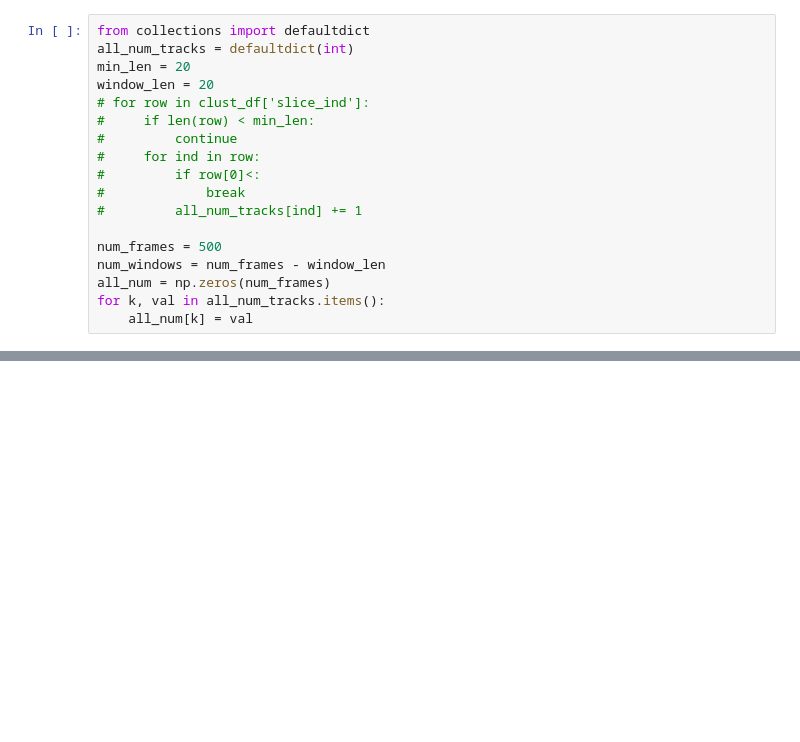
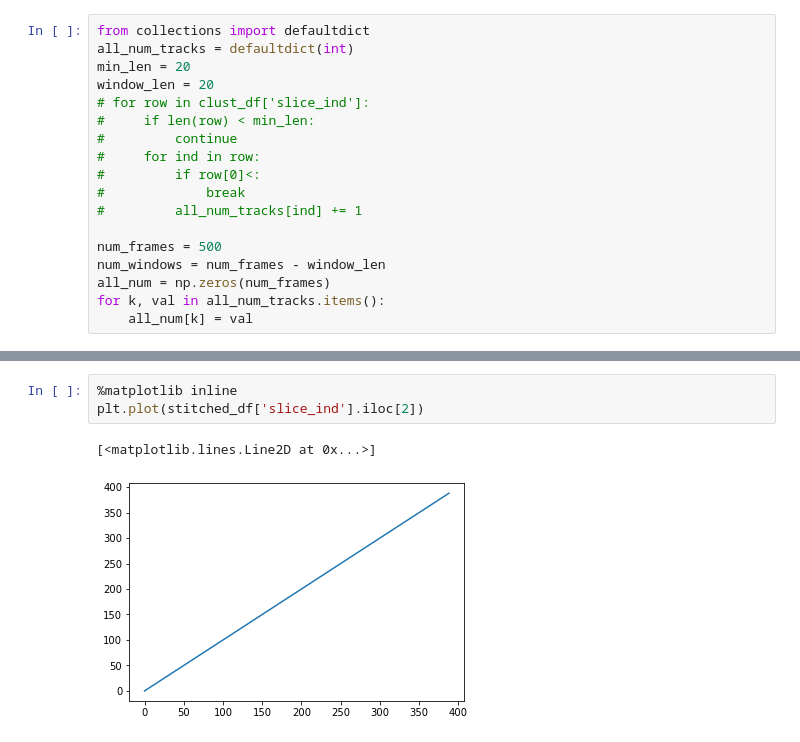
Before and after one commit to ch9nuk9/wbfm, a Jupyter notebook: example-feature-workflow/feature_alignment/Keypoint_stitching_pipeline.ipynb, the cells around one changed output, grey strips where cells are left out. Cells and saved outputs as stored; diff of their text form; blank space fills up the shorter version.

```diff
--- a/example-feature-workflow/feature_alignment/Keypoint_stitching_pipeline.ipynb
+++ b/example-feature-workflow/feature_alignment/Keypoint_stitching_pipeline.ipynb
@@ -143,0 +307,6 @@ for k, val in all_num_tracks.items():
+# %%
+%matplotlib inline
+plt.plot(stitched_df['slice_ind'].iloc[2])
+# %% [output]
+[<matplotlib.lines.Line2D at 0x...>]
+[figure, added]
```
Also changed, not shown: parts of 58 cells of this notebook, 3 other files.
